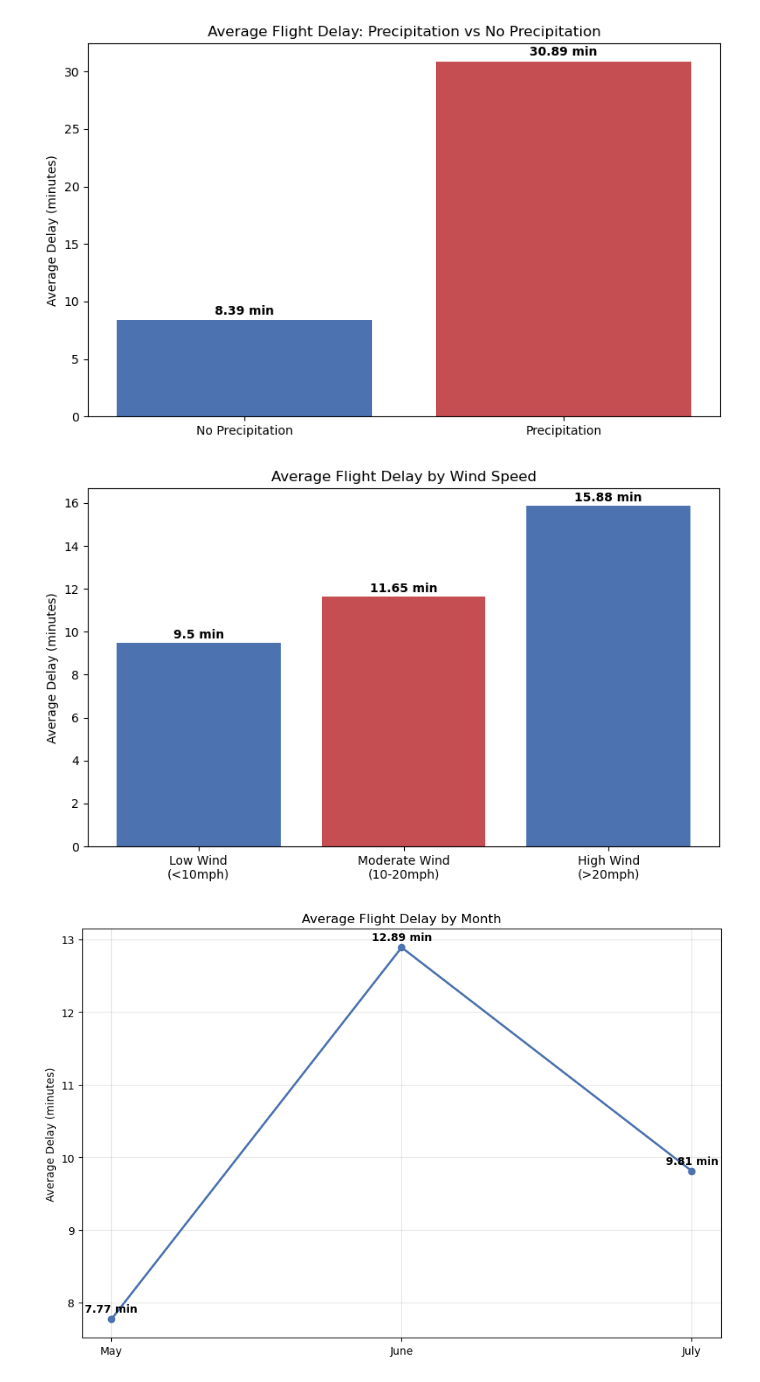
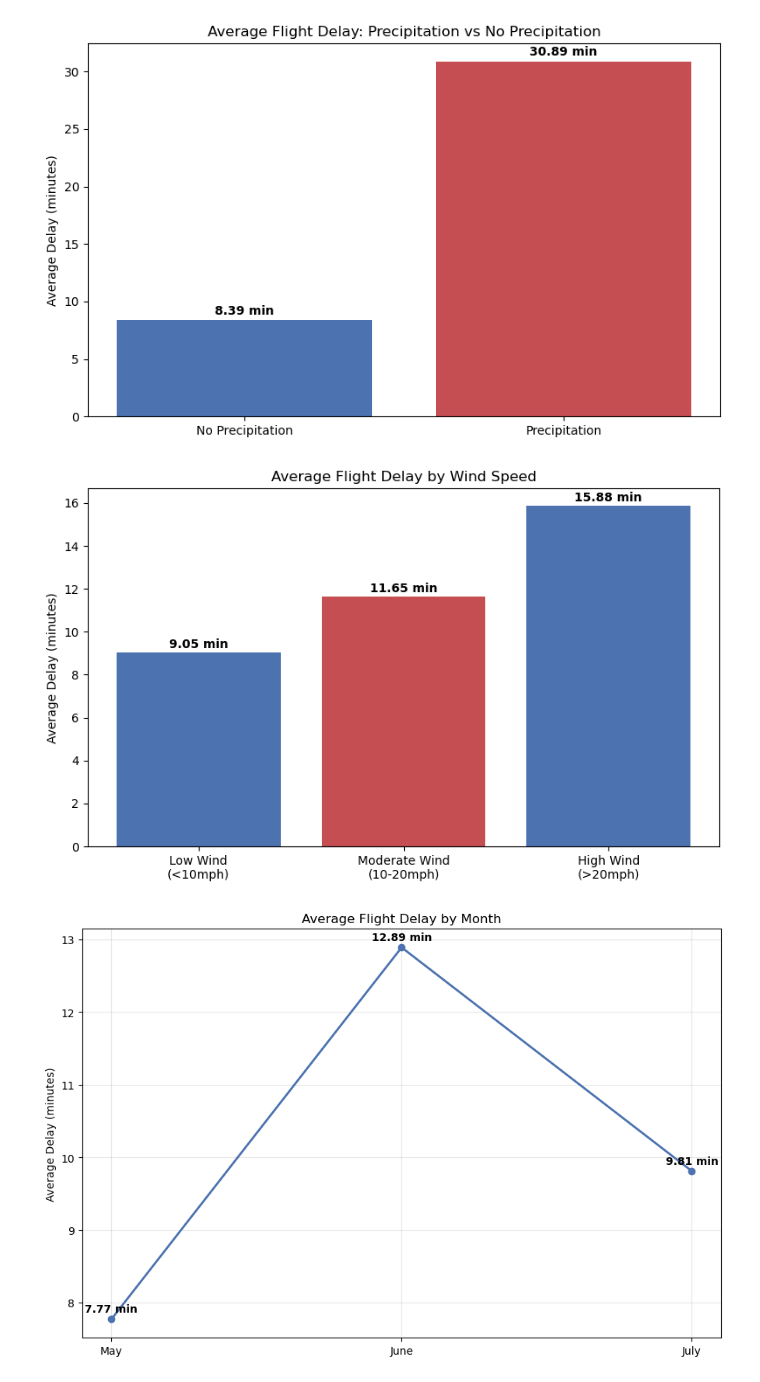
Before and after one commit to yashkatneshwarkar/weather-flight-delays-analysis, a Jupyter notebook: weather_flight_analysis.ipynb.ipynb, the cells around one changed output. Drawn from its saved outputs; the diff is of its cells as text; code cells hidden in the pictures.

Commit message:
Fix temperature t-test, wind chart value, image path, and filename bugs

```diff
--- a/weather_flight_analysis.ipynb.ipynb
+++ b/weather_flight_analysis.ipynb.ipynb
@@ -507,21 +510,21 @@ plt.show()
 # %%
 fig, ax = plt.subplots(figsize=(8, 5))
 categories = ['Low Wind\n(<10mph)', 'Moderate Wind\n(10-20mph)', 'High Wind\n(>20mph)']
-values = [9.5, 11.65, 15.88]
+values = [9.05, 11.65, 15.88]
 colors = ['#4C72B0', '#C44E52']
 
 ax.bar(categories, values, color=colors)
 ax.set_ylabel('Average Delay (minutes)')
 ax.set_title('Average Flight Delay by Wind Speed')
 
 for i, v in enumerate(values):
     ax.text(i, v + 0.2, f'{v} min', ha='center', fontweight='bold')
 
 plt.tight_layout()
 plt.savefig('images/wind_delay.png', dpi=150)
 plt.show()
 # %% [output]
-[figure, old version]
+[figure, new version]
 # %%
 fig, ax = plt.subplots(figsize=(9, 6))
 
```
Also changed, not shown: parts of 3 cells of this notebook, 4 other files.
